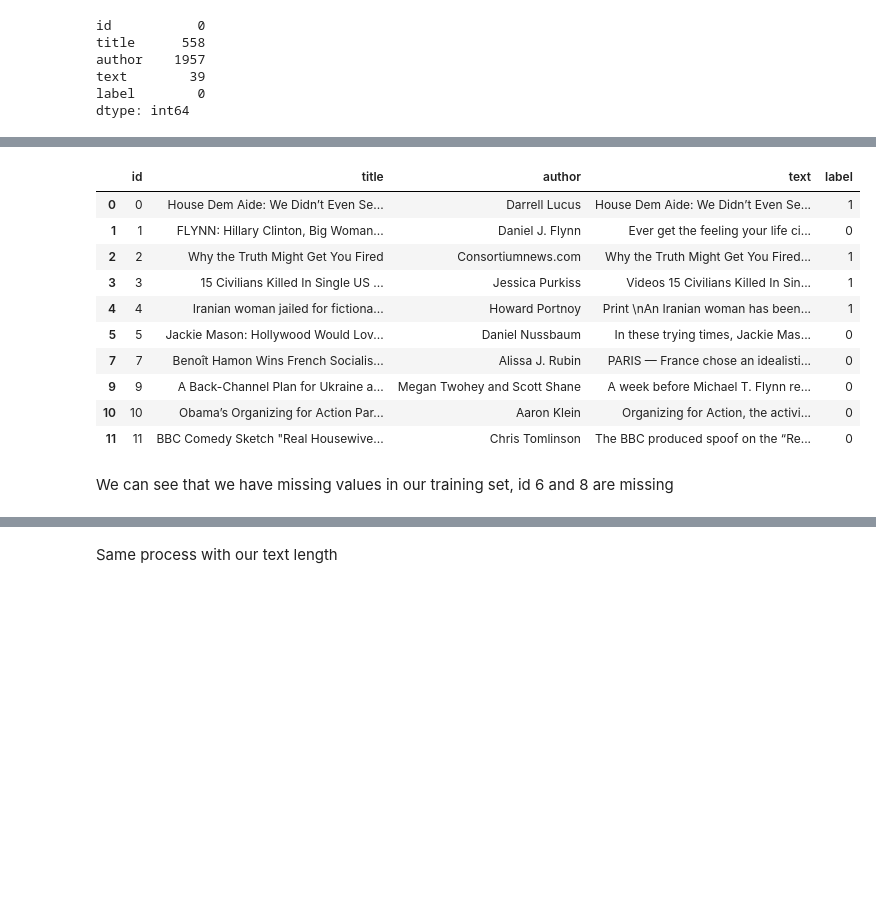
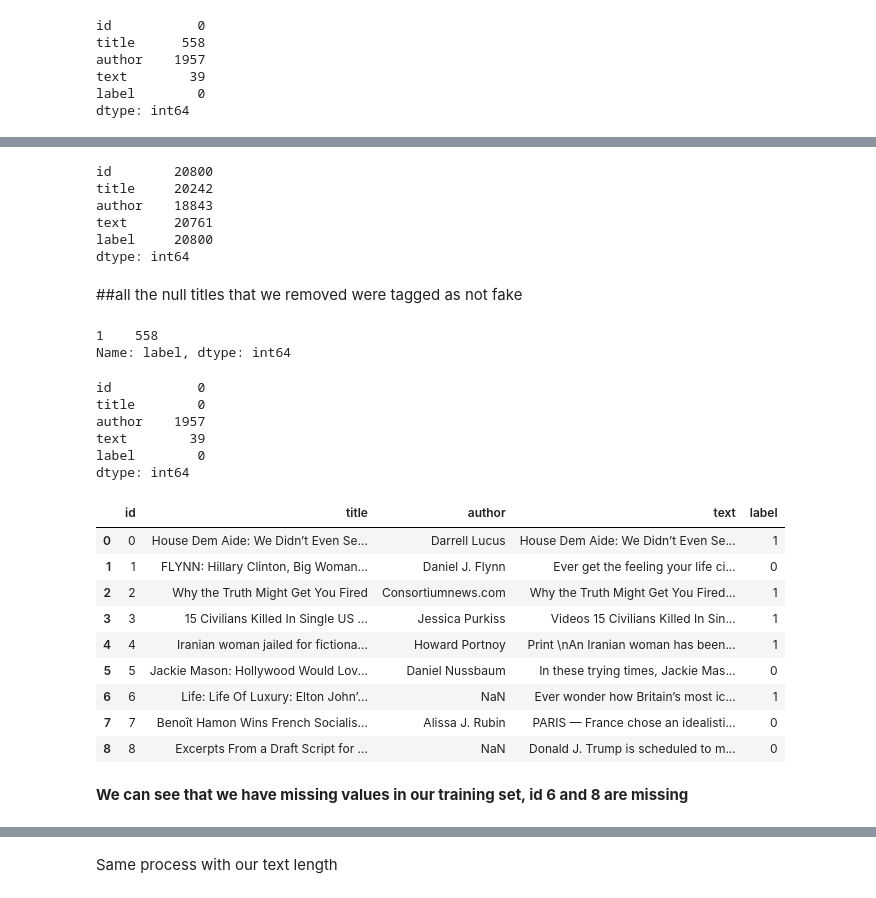
Before and after one commit to ShaiShmuel/deep-learning-with-python-notebooks, a Jupyter notebook: fake_news_detection.ipynb, the cells around one changed output, grey strips where cells are left out. Cells and saved outputs as stored; diff of their text form; code cells hidden in the pictures; blank space fills up the shorter version.

```diff
--- a/fake_news_detection.ipynb
+++ b/fake_news_detection.ipynb
@@ -63,5 +66,3 @@ author    1957
 text        39
 label        0
 dtype: int64
-# %%
-Train = Train.dropna()
@@ -77,19 +69,48 @@ dtype: int64
+# %%
+Train.count()
+# %% [output]
+id        20800
+title     20242
+author    18843
+text      20761
+label     20800
+dtype: int64
+# %% [markdown]
+##all the null titles that we removed were tagged as not fake
+# %%
+df1 = Train[Train['title'].isna()]
+print(df1.label.value_counts())
+# %% [output]
+1    558
+Name: label, dtype: int64
+# %%
+#Drop all null values only in the title feature
+Train = Train.dropna(subset=['title'])
+# %%
+#confirming there isn't any null values that left
+Train.isnull().sum()
+# %% [output]
+id           0
+title        0
+author    1957
+text        39
+label        0
+dtype: int64
 # %%
-Train[0:10]
+Train[0:9]
 # %% [output]
 |  | id | title | author | text | label |
 | 0 | 0 | House Dem Aide: We Didn’t Even Se... | Darrell Lucus | House Dem Aide: We Didn’t Even Se... | 1 |
 | 1 | 1 | FLYNN: Hillary Clinton, Big Woman... | Daniel J. Flynn | Ever get the feeling your life ci... | 0 |
 | 2 | 2 | Why the Truth Might Get You Fired | Consortiumnews.com | Why the Truth Might Get You Fired... | 1 |
 | 3 | 3 | 15 Civilians Killed In Single US ... | Jessica Purkiss | Videos 15 Civilians Killed In Sin... | 1 |
 | 4 | 4 | Iranian woman jailed for fictiona... | Howard Portnoy | Print \nAn Iranian woman has been... | 1 |
 | 5 | 5 | Jackie Mason: Hollywood Would Lov... | Daniel Nussbaum | In these trying times, Jackie Mas... | 0 |
+| 6 | 6 | Life: Life Of Luxury: Elton John’... | NaN | Ever wonder how Britain’s most ic... | 1 |
 | 7 | 7 | Benoît Hamon Wins French Socialis... | Alissa J. Rubin | PARIS — France chose an idealisti... | 0 |
-| 9 | 9 | A Back-Channel Plan for Ukraine a... | Megan Twohey and Scott Shane | A week before Michael T. Flynn re... | 0 |
-| 10 | 10 | Obama’s Organizing for Action Par... | Aaron Klein | Organizing for Action, the activi... | 0 |
-| 11 | 11 | BBC Comedy Sketch "Real Housewive... | Chris Tomlinson | The BBC produced spoof on the “Re... | 0 |
+| 8 | 8 | Excerpts From a Draft Script for ... | NaN | Donald J. Trump is scheduled to m... | 0 |
 # %% [markdown]
-We can see that we have missing values in our training set, id 6 and 8 are missing
+**We can see that we have missing values in our training set, id 6 and 8 are missing**
 # %%
 news_type = pd.crosstab(Train.label, Train.title)
 news_type
```
Also changed, not shown: parts of 54 cells of this notebook.
